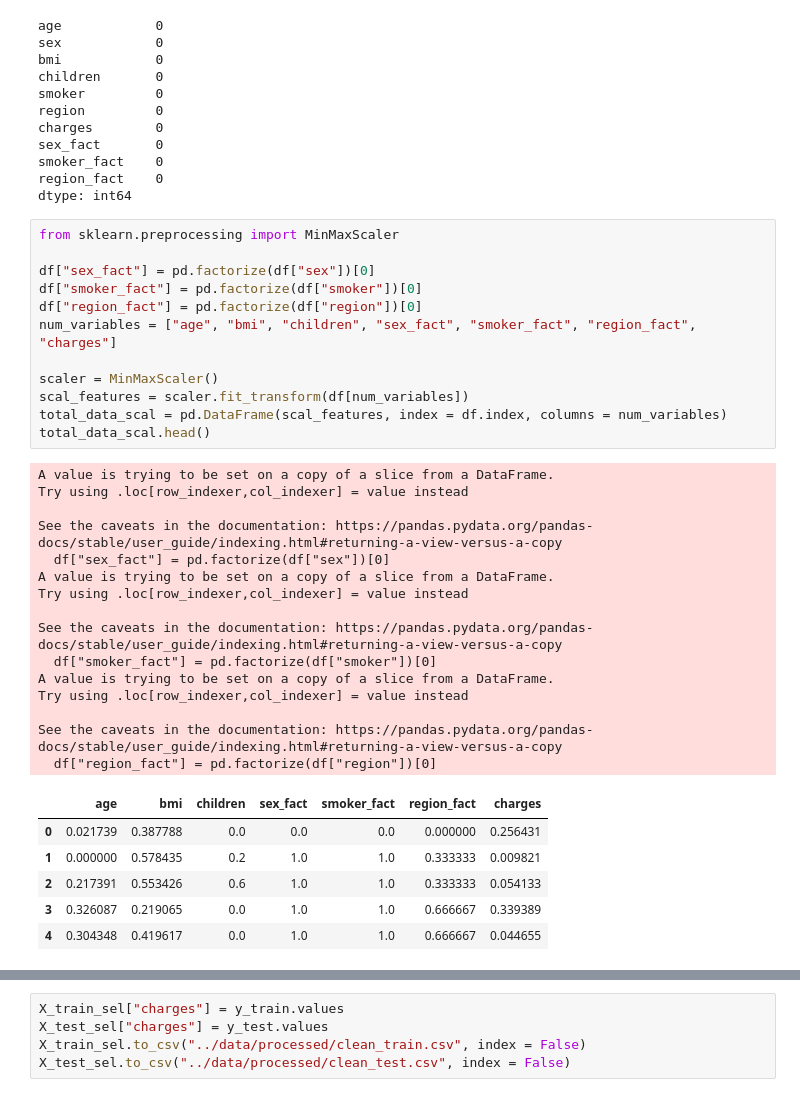
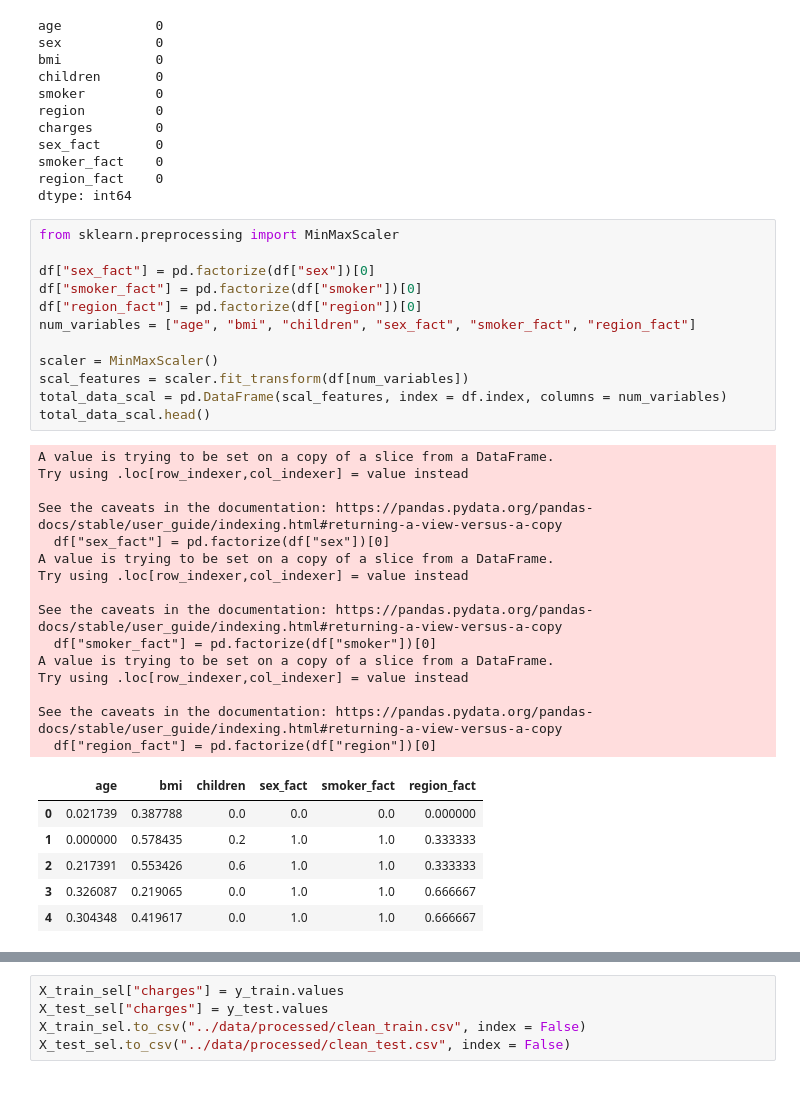
Before and after one commit to Piris14/machine-learning-python-template, a Jupyter notebook: src/explore3.ipynb, the cells around one changed output, grey strips where cells are left out. Saved outputs shown, nothing was run; the diff lists cells and outputs as text.

```diff
--- a/src/explore3.ipynb
+++ b/src/explore3.ipynb
@@ -244,37 +244,37 @@ dtype: int64
 # %%
 from sklearn.preprocessing import MinMaxScaler
 
 df["sex_fact"] = pd.factorize(df["sex"])[0]
 df["smoker_fact"] = pd.factorize(df["smoker"])[0]
 df["region_fact"] = pd.factorize(df["region"])[0]
-num_variables = ["age", "bmi", "children", "sex_fact", "smoker_fact", "region_fact", "charges"]
+num_variables = ["age", "bmi", "children", "sex_fact", "smoker_fact", "region_fact"]
 
 scaler = MinMaxScaler()
 scal_features = scaler.fit_transform(df[num_variables])
 total_data_scal = pd.DataFrame(scal_features, index = df.index, columns = num_variables)
 total_data_scal.head()
 # %% [output]
 A value is trying to be set on a copy of a slice from a DataFrame.
 Try using .loc[row_indexer,col_indexer] = value instead
 
 See the caveats in the documentation: https://pandas.pydata.org/pandas-docs/stable/user_guide/indexing.html#returning-a-view-versus-a-copy
   df["sex_fact"] = pd.factorize(df["sex"])[0]
 A value is trying to be set on a copy of a slice from a DataFrame.
 Try using .loc[row_indexer,col_indexer] = value instead
 
 See the caveats in the documentation: https://pandas.pydata.org/pandas-docs/stable/user_guide/indexing.html#returning-a-view-versus-a-copy
   df["smoker_fact"] = pd.factorize(df["smoker"])[0]
 A value is trying to be set on a copy of a slice from a DataFrame.
 Try using .loc[row_indexer,col_indexer] = value instead
 
 See the caveats in the documentation: https://pandas.pydata.org/pandas-docs/stable/user_guide/indexing.html#returning-a-view-versus-a-copy
   df["region_fact"] = pd.factorize(df["region"])[0]
-|  | age | bmi | children | sex_fact | smoker_fact | region_fact | charges |
-| 0 | 0.021739 | 0.387788 | 0.0 | 0.0 | 0.0 | 0.000000 | 0.256431 |
-| 1 | 0.000000 | 0.578435 | 0.2 | 1.0 | 1.0 | 0.333333 | 0.009821 |
-| 2 | 0.217391 | 0.553426 | 0.6 | 1.0 | 1.0 | 0.333333 | 0.054133 |
-| 3 | 0.326087 | 0.219065 | 0.0 | 1.0 | 1.0 | 0.666667 | 0.339389 |
-| 4 | 0.304348 | 0.419617 | 0.0 | 1.0 | 1.0 | 0.666667 | 0.044655 |
+|  | age | bmi | children | sex_fact | smoker_fact | region_fact |
+| 0 | 0.021739 | 0.387788 | 0.0 | 0.0 | 0.0 | 0.000000 |
+| 1 | 0.000000 | 0.578435 | 0.2 | 1.0 | 1.0 | 0.333333 |
+| 2 | 0.217391 | 0.553426 | 0.6 | 1.0 | 1.0 | 0.333333 |
+| 3 | 0.326087 | 0.219065 | 0.0 | 1.0 | 1.0 | 0.666667 |
+| 4 | 0.304348 | 0.419617 | 0.0 | 1.0 | 1.0 | 0.666667 |
 # %%
 #SELECIÓN DE CARACTERÍSTICAS
 
```
Also changed, not shown: parts of 11 cells of this notebook, 3 other files.
